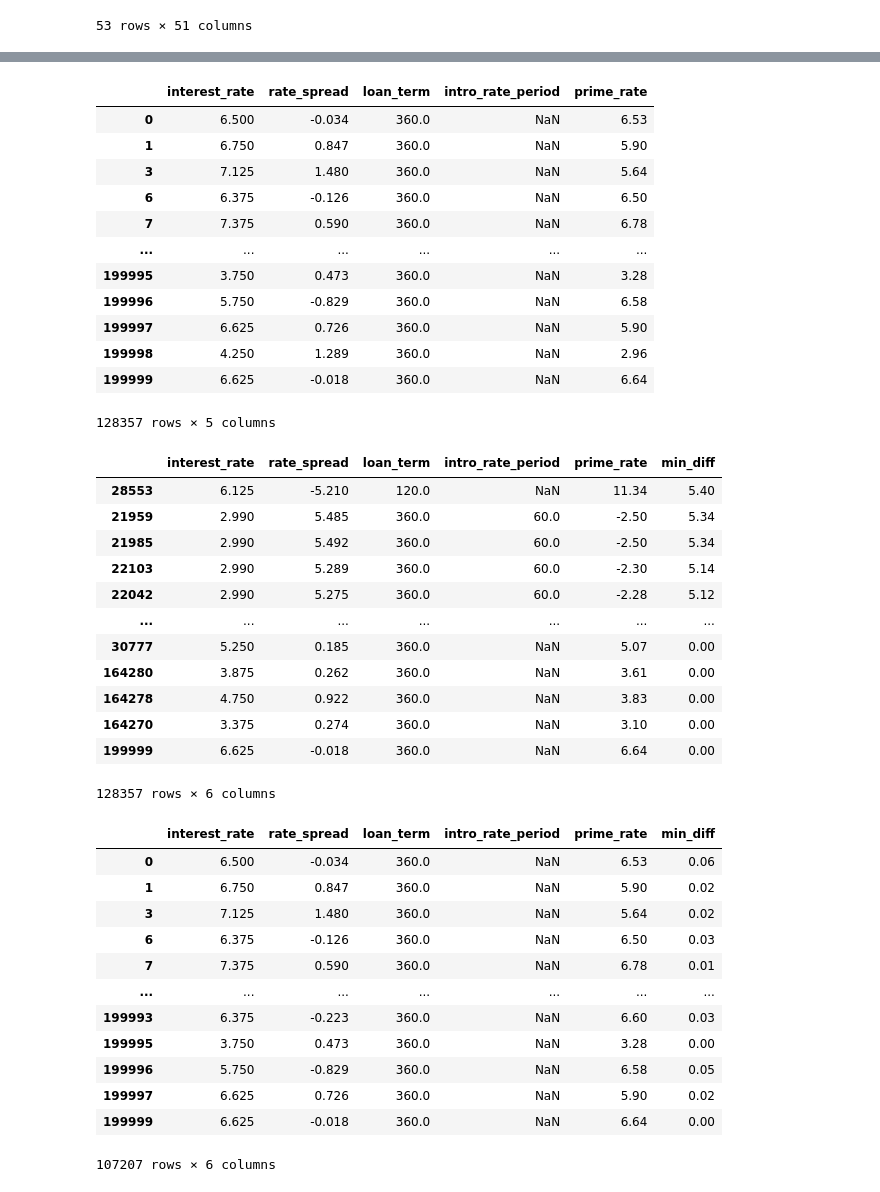
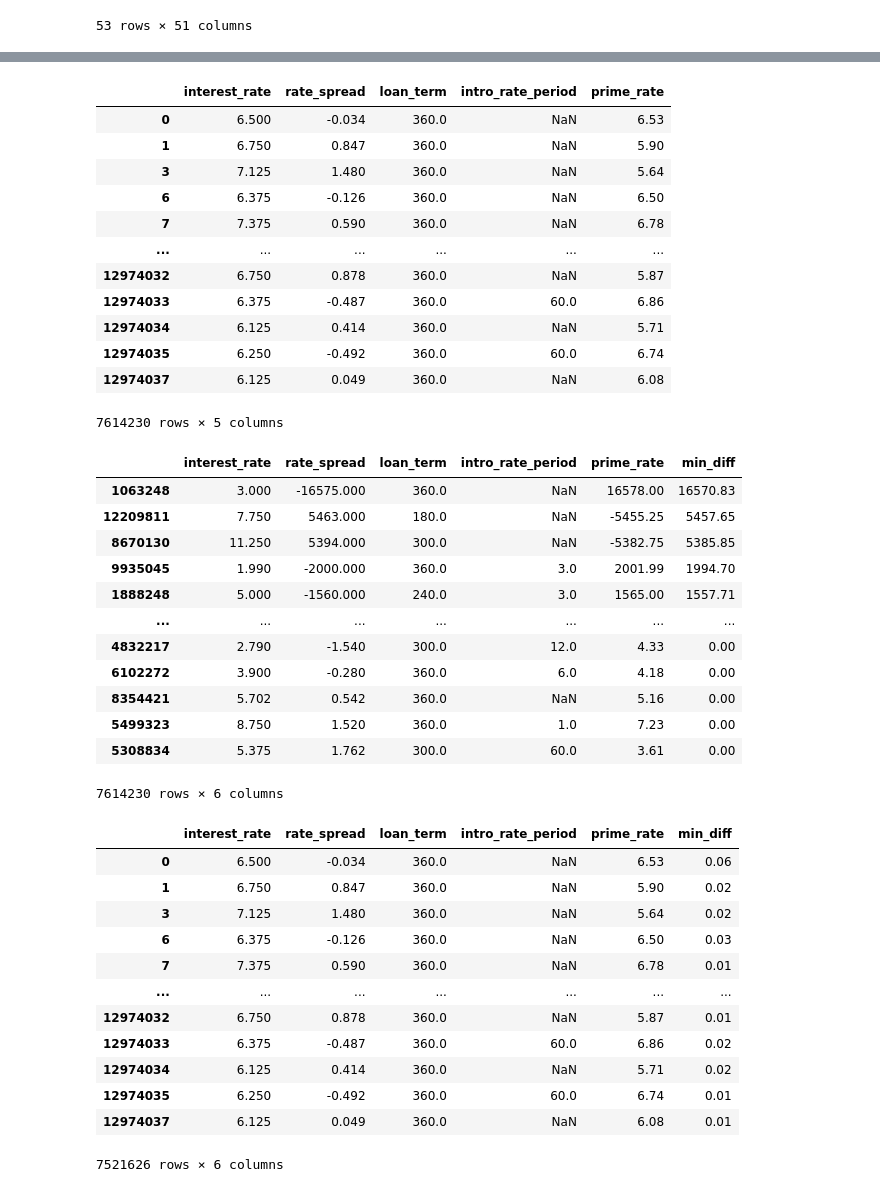
Before and after one commit to robintietz/capstone_hmda, a Jupyter notebook: notebooks/rate_errors.ipynb, the cells around one changed output, grey strips where cells are left out. Drawn from its saved outputs; the diff is of its cells as text; code cells hidden in the pictures.

```diff
--- a/notebooks/rate_errors.ipynb
+++ b/notebooks/rate_errors.ipynb
@@ -48,7 +48,7 @@ adj_rates
 | 312 | 12/26/2022 | 7.13 | 6.92 | 6.77 | 6.77 | 6.62 | 6.62 | 6.38 | 6.38 | 6.04 | ... |
 53 rows × 51 columns
 # %%
-applications = pd.read_csv('../data/pruned_data.csv', low_memory=False, nrows = 200000)
+applications = pd.read_csv('../data/pruned_data.csv', low_memory=False)
 applications
 # %% [output]
 |  | Unnamed: 0 | lei | derived_msa_md | state_code | census_tract | conforming_loan_limit | ... |
@@ -128,12 +128,12 @@ applications
 | 6 | 6.375 | -0.126 | 360.0 | NaN | 6.50 |
 | 7 | 7.375 | 0.590 | 360.0 | NaN | 6.78 |
 | ... | ... | ... | ... | ... | ... |
-| 199995 | 3.750 | 0.473 | 360.0 | NaN | 3.28 |
-| 199996 | 5.750 | -0.829 | 360.0 | NaN | 6.58 |
-| 199997 | 6.625 | 0.726 | 360.0 | NaN | 5.90 |
-| 199998 | 4.250 | 1.289 | 360.0 | NaN | 2.96 |
-| 199999 | 6.625 | -0.018 | 360.0 | NaN | 6.64 |
+| 12974032 | 6.750 | 0.878 | 360.0 | NaN | 5.87 |
+| 12974033 | 6.375 | -0.487 | 360.0 | 60.0 | 6.86 |
+| 12974034 | 6.125 | 0.414 | 360.0 | NaN | 5.71 |
+| 12974035 | 6.250 | -0.492 | 360.0 | 60.0 | 6.74 |
+| 12974037 | 6.125 | 0.049 | 360.0 | NaN | 6.08 |
-128357 rows × 5 columns
+7614230 rows × 5 columns
 # %%
 applications['min_diff'] = np.nan
 # %%
@@ -155,31 +155,31 @@ for ind, row in applications.iterrows():
 applications.sort_values('min_diff', ascending=False)
 # %% [output]
 |  | interest_rate | rate_spread | loan_term | intro_rate_period | prime_rate | min_diff |
-| 28553 | 6.125 | -5.210 | 120.0 | NaN | 11.34 | 5.40 |
-| 21959 | 2.990 | 5.485 | 360.0 | 60.0 | -2.50 | 5.34 |
-| 21985 | 2.990 | 5.492 | 360.0 | 60.0 | -2.50 | 5.34 |
-| 22103 | 2.990 | 5.289 | 360.0 | 60.0 | -2.30 | 5.14 |
-| 22042 | 2.990 | 5.275 | 360.0 | 60.0 | -2.28 | 5.12 |
+| 1063248 | 3.000 | -16575.000 | 360.0 | NaN | 16578.00 | 16570.83 |
+| 12209811 | 7.750 | 5463.000 | 180.0 | NaN | -5455.25 | 5457.65 |
+| 8670130 | 11.250 | 5394.000 | 300.0 | NaN | -5382.75 | 5385.85 |
+| 9935045 | 1.990 | -2000.000 | 360.0 | 3.0 | 2001.99 | 1994.70 |
+| 1888248 | 5.000 | -1560.000 | 240.0 | 3.0 | 1565.00 | 1557.71 |
 | ... | ... | ... | ... | ... | ... | ... |
-| 30777 | 5.250 | 0.185 | 360.0 | NaN | 5.07 | 0.00 |
-| 164280 | 3.875 | 0.262 | 360.0 | NaN | 3.61 | 0.00 |
-| 164278 | 4.750 | 0.922 | 360.0 | NaN | 3.83 | 0.00 |
-| 164270 | 3.375 | 0.274 | 360.0 | NaN | 3.10 | 0.00 |
-| 199999 | 6.625 | -0.018 | 360.0 | NaN | 6.64 | 0.00 |
+| 4832217 | 2.790 | -1.540 | 300.0 | 12.0 | 4.33 | 0.00 |
+| 6102272 | 3.900 | -0.280 | 360.0 | 6.0 | 4.18 | 0.00 |
+| 8354421 | 5.702 | 0.542 | 360.0 | NaN | 5.16 | 0.00 |
+| 5499323 | 8.750 | 1.520 | 360.0 | 1.0 | 7.23 | 0.00 |
+| 5308834 | 5.375 | 1.762 | 300.0 | 60.0 | 3.61 | 0.00 |
-128357 rows × 6 columns
+7614230 rows × 6 columns
 # %%
-applications[applications['min_diff']<.1]
+applications[(applications['prime_rate']>2) & (applications['prime_rate']<8)]
 # %% [output]
 |  | interest_rate | rate_spread | loan_term | intro_rate_period | prime_rate | min_diff |
 | 0 | 6.500 | -0.034 | 360.0 | NaN | 6.53 | 0.06 |
 | 1 | 6.750 | 0.847 | 360.0 | NaN | 5.90 | 0.02 |
 | 3 | 7.125 | 1.480 | 360.0 | NaN | 5.64 | 0.02 |
 | 6 | 6.375 | -0.126 | 360.0 | NaN | 6.50 | 0.03 |
 | 7 | 7.375 | 0.590 | 360.0 | NaN | 6.78 | 0.01 |
 | ... | ... | ... | ... | ... | ... | ... |
-| 199993 | 6.375 | -0.223 | 360.0 | NaN | 6.60 | 0.03 |
-| 199995 | 3.750 | 0.473 | 360.0 | NaN | 3.28 | 0.00 |
-| 199996 | 5.750 | -0.829 | 360.0 | NaN | 6.58 | 0.05 |
-| 199997 | 6.625 | 0.726 | 360.0 | NaN | 5.90 | 0.02 |
-| 199999 | 6.625 | -0.018 | 360.0 | NaN | 6.64 | 0.00 |
+| 12974032 | 6.750 | 0.878 | 360.0 | NaN | 5.87 | 0.01 |
+| 12974033 | 6.375 | -0.487 | 360.0 | 60.0 | 6.86 | 0.02 |
+| 12974034 | 6.125 | 0.414 | 360.0 | NaN | 5.71 | 0.02 |
+| 12974035 | 6.250 | -0.492 | 360.0 | 60.0 | 6.74 | 0.01 |
+| 12974037 | 6.125 | 0.049 | 360.0 | NaN | 6.08 | 0.01 |
-107207 rows × 6 columns
+7521626 rows × 6 columns
```
Also changed, not shown: parts of 5 cells of this notebook, 5 other files.
